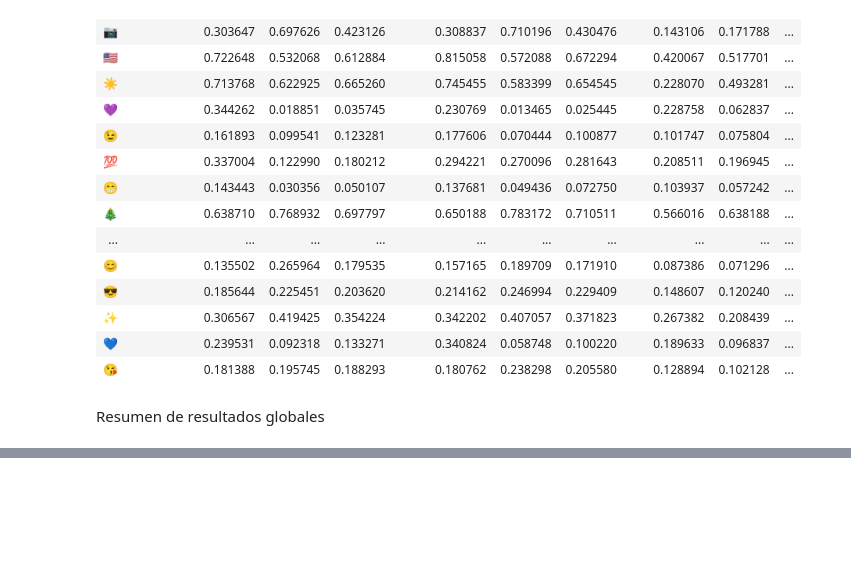
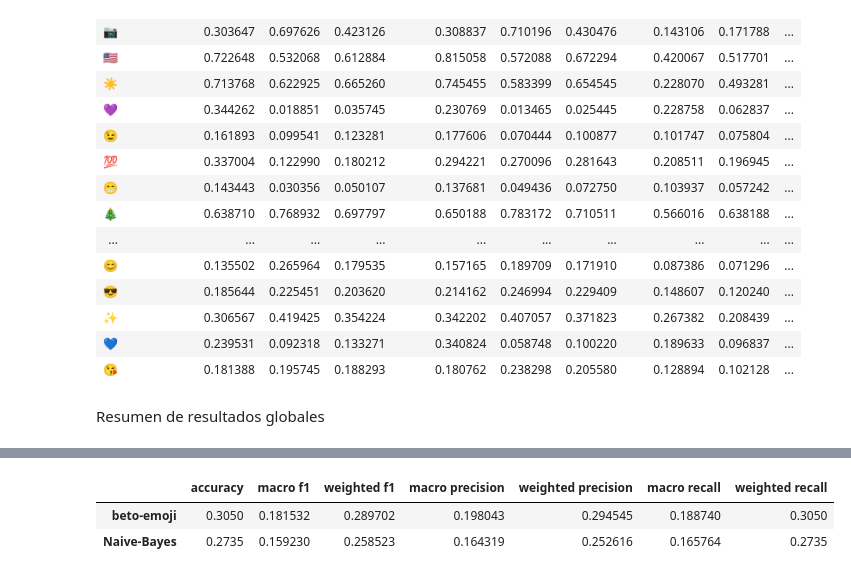
Before and after one commit to furrutiav/data-mining-2022, a Jupyter notebook: Hitos/H3/resumen_clasificadores.ipynb, the cells around one changed output, grey strips where cells are left out. Drawn from its saved outputs; the diff is of its cells as text; code cells hidden in the pictures; blank space fills up the shorter version.

```diff
--- a/Hitos/H3/resumen_clasificadores.ipynb
+++ b/Hitos/H3/resumen_clasificadores.ipynb
@@ -219,0 +281,16 @@ df_en_summary
+# %%
+df_es_summary = pd.DataFrame(columns=['accuracy','macro f1','weighted f1','macro precision','weighted precision','macro recall','weighted recall'])
+
+for m in clfs_es:
+    values = []
+    values += [dict_results[m]['accuracy']]
+    values += [dict_results[m]['macro avg']['f1-score']] + [dict_results[m]['weighted avg']['f1-score']]
+    values += [dict_results[m]['macro avg']['precision']] + [dict_results[m]['weighted avg']['precision']]
+    values += [dict_results[m]['macro avg']['recall']] + [dict_results[m]['weighted avg']['recall']]
+    df_es_summary.loc[m] = values
+
+df_es_summary
+# %% [output]
+|  | accuracy | macro f1 | weighted f1 | macro precision | weighted precision | macro recall | weighted recall |
+| beto-emoji | 0.3050 | 0.181532 | 0.289702 | 0.198043 | 0.294545 | 0.188740 | 0.3050 |
+| Naive-Bayes | 0.2735 | 0.159230 | 0.258523 | 0.164319 | 0.252616 | 0.165764 | 0.2735 |
```
Also changed, not shown: parts of 8 cells of this notebook.
